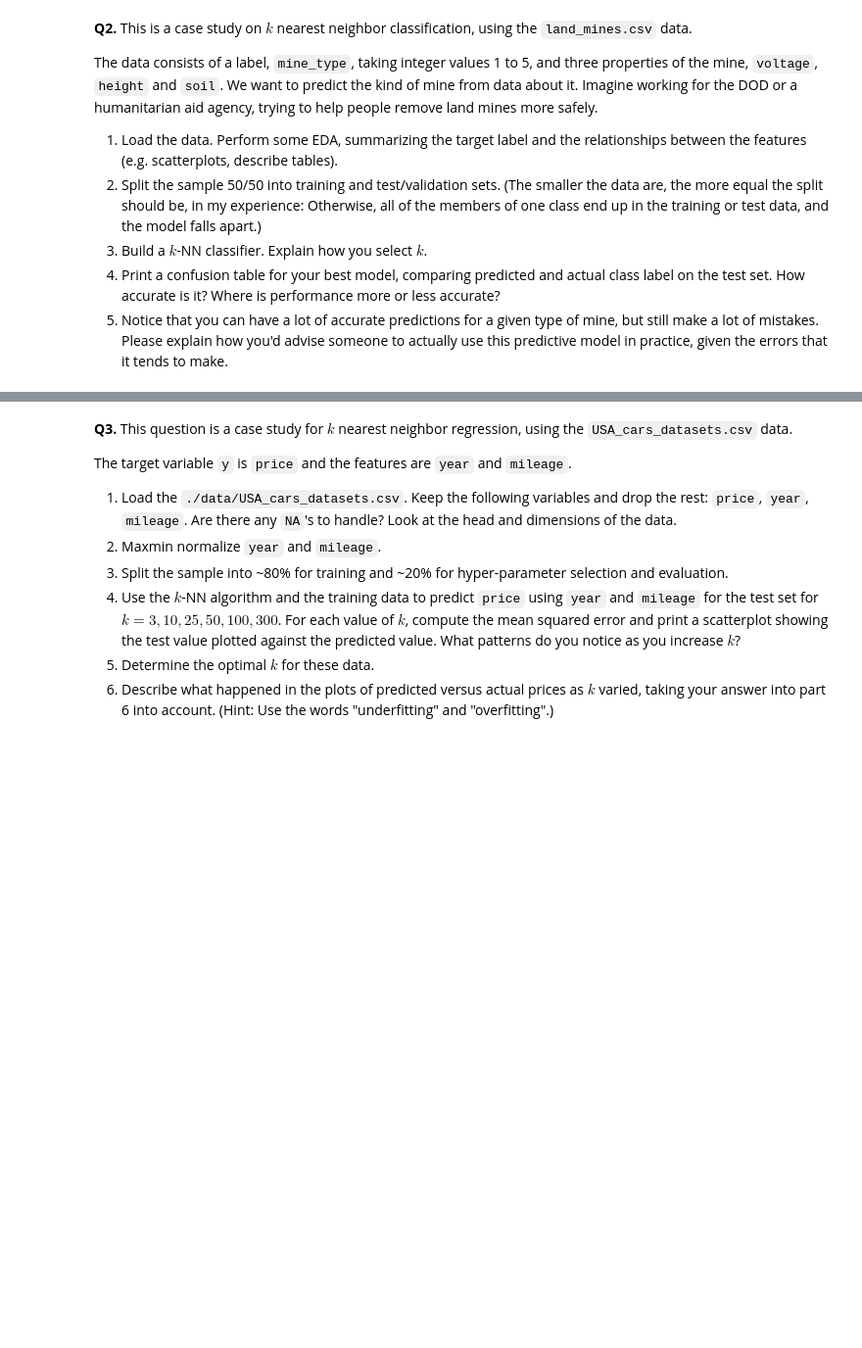
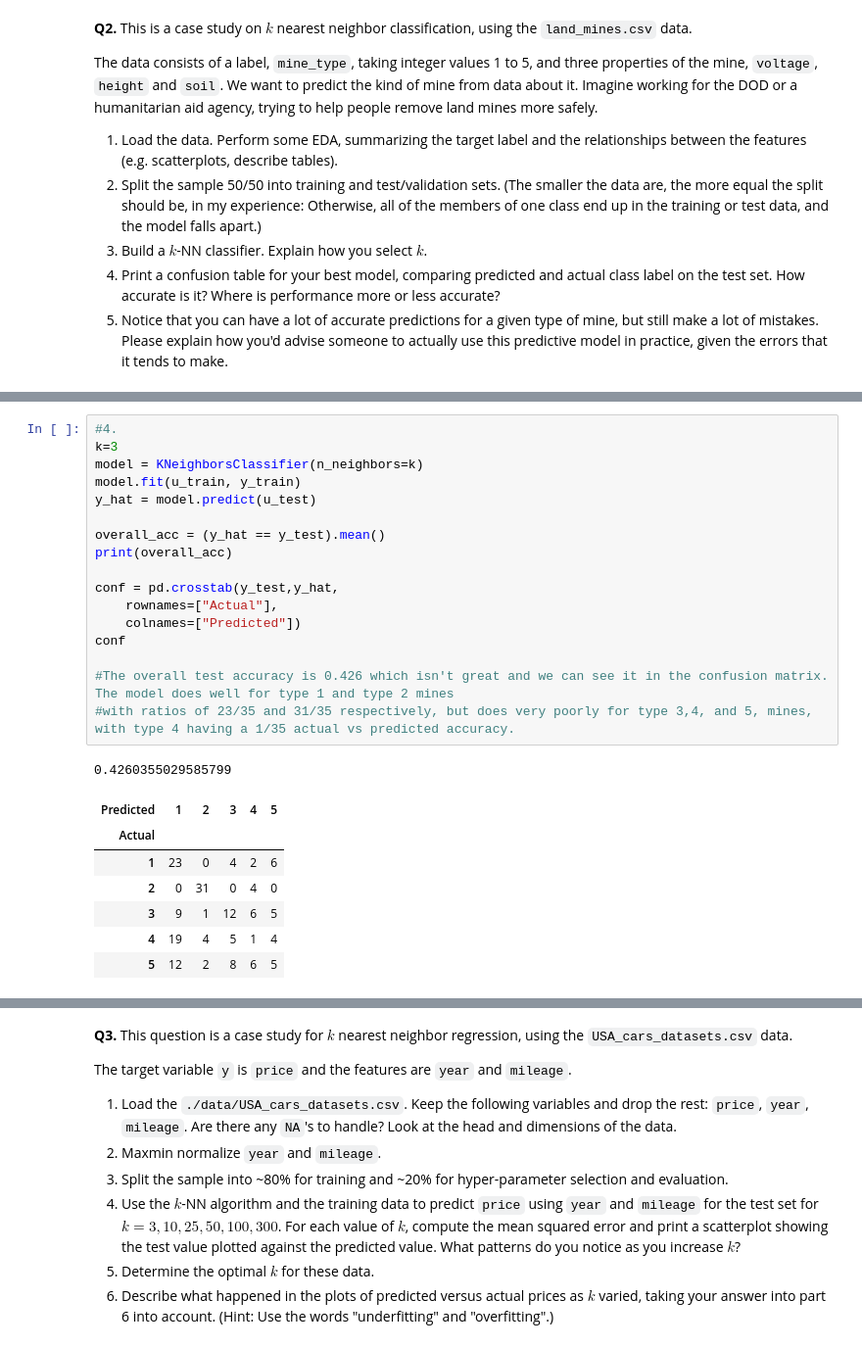
Before and after one commit to anthonyzhang4/HW3, a Jupyter notebook: 02_assignment_knn.ipynb, the cells around one changed output, grey strips where cells are left out. Shown at 98% size. Drawn from its saved outputs; the diff is of its cells as text; blank space fills up the shorter version.

```diff
--- a/02_assignment_knn.ipynb
+++ b/02_assignment_knn.ipynb
@@ -43,0 +126,26 @@ The data consists of a label, `mine_type`, taking integer values 1 to 5, and thr
+# %%
+#4.
+k=3
+model = KNeighborsClassifier(n_neighbors=k)
+model.fit(u_train, y_train)
+y_hat = model.predict(u_test)
+
+overall_acc = (y_hat == y_test).mean()
+print(overall_acc)
+
+conf = pd.crosstab(y_test,y_hat,
+    rownames=["Actual"],
+    colnames=["Predicted"])
+conf
+
+#The overall test accuracy is 0.426 which isn't great and we can see it in the confusion matrix. The model does well for type 1 and type 2 mines
+#with ratios of 23/35 and 31/35 respectively, but does very poorly for type 3,4, and 5, mines, with type 4 having a 1/35 actual vs predicted accuracy.
+# %% [output]
+0.4260355029585799
+| Predicted | 1 | 2 | 3 | 4 | 5 |
+| Actual |  |  |  |  |  |
+| 1 | 23 | 0 | 4 | 2 | 6 |
+| 2 | 0 | 31 | 0 | 4 | 0 |
+| 3 | 9 | 1 | 12 | 6 | 5 |
+| 4 | 19 | 4 | 5 | 1 | 4 |
+| 5 | 12 | 2 | 8 | 6 | 5 |
```
Also changed, not shown: parts of 11 cells of this notebook.
